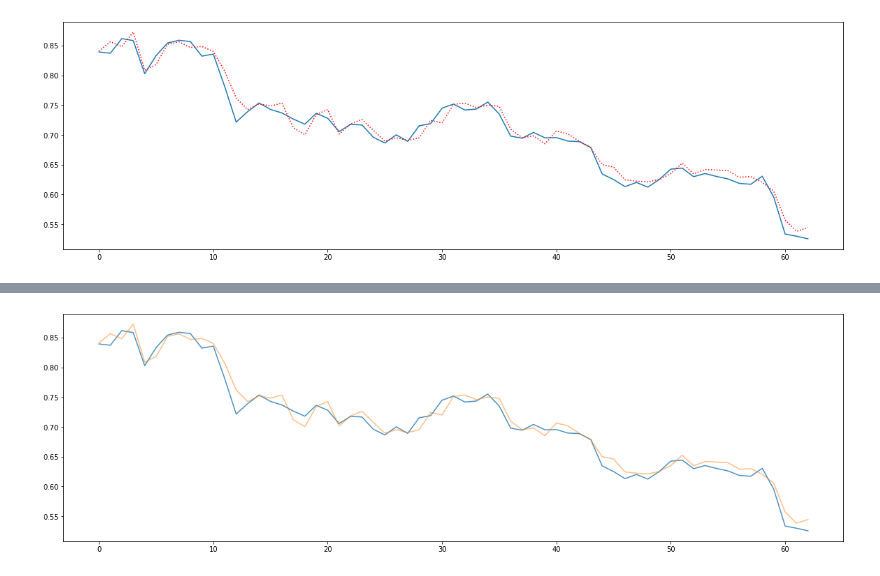
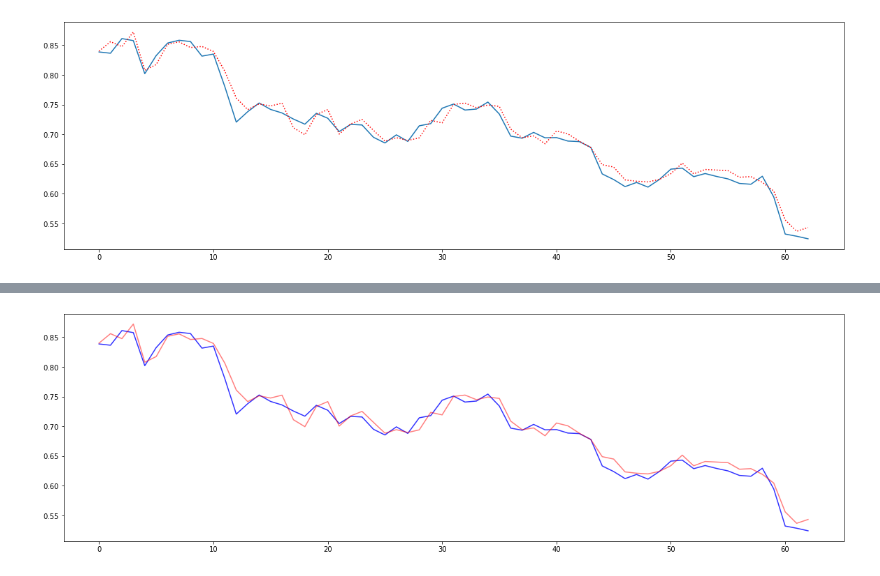
Before and after one commit to happysms/RuleBase-VS-TimeSeries-Algorithm, a Jupyter notebook: LinearRegression/linear_regression.ipynb, the cells around one changed output, grey strips where cells are left out. Cells and saved outputs as stored; diff of their text form; code cells hidden in the pictures.

```diff
--- a/LinearRegression/linear_regression.ipynb
+++ b/LinearRegression/linear_regression.ipynb
@@ -171,12 +168,14 @@ predict_df
 | 2022-01-24 | 36276.86 | 35917.44 | 3.775357e+01 | 37290.962000 | 39462.012279 | 35119.911721 | 2171.050279 | 36093.586270 | ... |
 2614 rows × 221 columns
 # %%
-def gen_train_test(df):
-    df['y_true'] = 0
-    for i in range(len(df) - 1):
-        df['y_true'].iloc[i] = df['High'].iloc[i+1]
+# def gen_train_test(df):
+#     df['y_true'] = 0
+#     for i in range(len(df) - 1):
+#         df['y_true'].iloc[i] = df['High'].iloc[i+1]
 
-gen_train_test(predict_df)
+# gen_train_test(predict_df)
+
+predict_df['y_true'] = predict_df['High'].shift(-1) # 위 함수와 같은 동작수행
 predict_df
 # %% [output]
 |  | High | Low | Volume | ABER_ZG_5_15 | ABER_SG_5_15 | ABER_XG_5_15 | ABER_ATR_5_15 | ACCBL_20 | ... |
@@ -193,6 +192,8 @@ predict_df
 | 2022-01-23 | 36574.47 | 34624.59 | 2.533704e+03 | 38444.735333 | 40743.990632 | 36145.480035 | 2299.255299 | 36415.976995 | ... |
 | 2022-01-24 | 36276.86 | 35917.44 | 3.775357e+01 | 37290.962000 | 39462.012279 | 35119.911721 | 2171.050279 | 36093.586270 | ... |
 2614 rows × 222 columns
+# %%
+predict_df = predict_df[:-1]
 # %%
 predict_df2 = predict_df.dropna(axis=1, how='any')
 predict_df2
@@ -253,5 +253,4 @@ minmax_scaled_predict_df
 # %%
+minmax_scaled_predict_df.reset_index(drop=True,inplace=True)
 train_df = minmax_scaled_predict_df.iloc[29:2550]
 test_df = minmax_scaled_predict_df.iloc[2550:2613]
-train_df.reset_index(drop=True,inplace=True)
-test_df.reset_index(drop=True,inplace=True)
@@ -313,3 +328,5 @@ plt.subplots_adjust(left=.3)
+# %%
+y_test.index = pd.RangeIndex(start=0, stop=len(y_test), step=1)
 # %%
 plt.figure(figsize=(20, 6))
 plt.plot(y_test)
@@ -325,7 +373,7 @@ mean_squared_error(y_test, y_pred)
 # %%
 plt.figure(figsize=(20, 6))
-plt.plot(pd.Series(y_test), alpha=0.8) # blue
-plt.plot(pd.Series(LR.predict(X_test)), alpha=0.5) # green
+plt.plot(pd.Series(y_test), alpha=0.8, color='b') # blue
+plt.plot(pd.Series(LR.predict(X_test)), alpha=0.5, color='r') # green
 plt.show()
 # %% [output]
-[figure, old version]
+[figure, new version]
```
Also changed, not shown: parts of 15 cells of this notebook, 1 other file.
